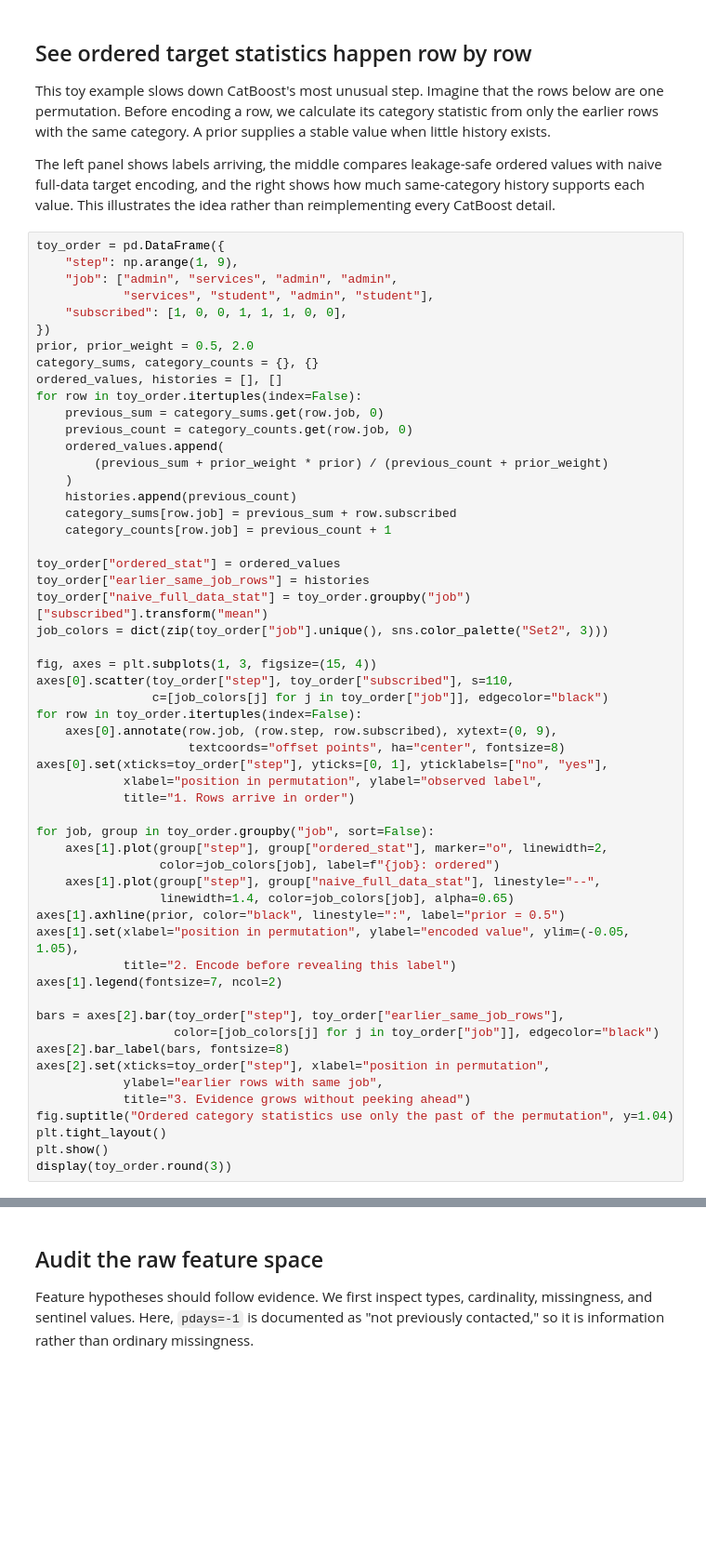
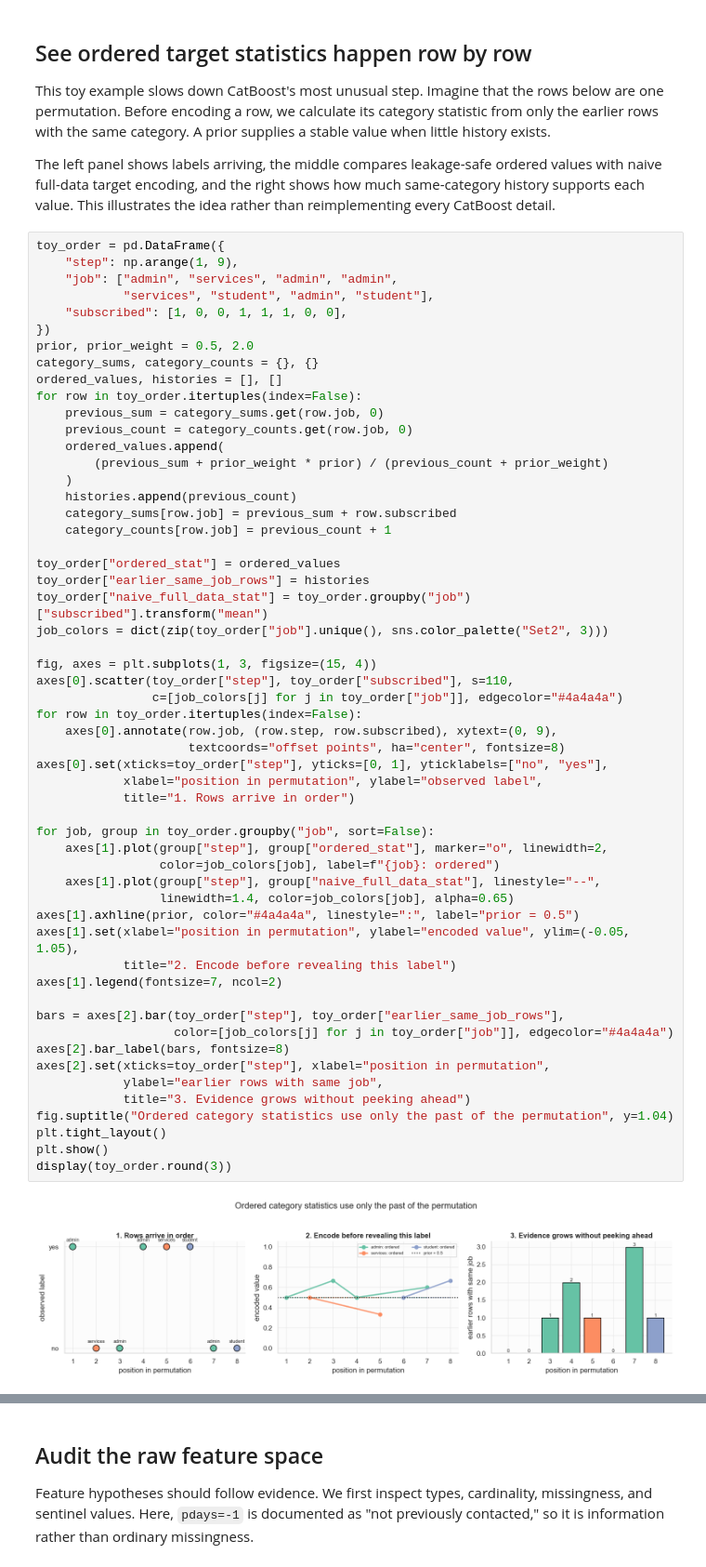
Before and after one commit to SoroushGhaderi/Advanced-Machine-Learning, a Jupyter notebook: notebooks/02_advanced_feature_engineering.ipynb, the cells around one changed output, grey strips where cells are left out. Shown at 93% size. Drawn from its saved outputs; the diff is of its cells as text; blank space fills up the shorter version.

Commit message:
Align notebook plot palettes

```diff
--- a/notebooks/02_advanced_feature_engineering.ipynb
+++ b/notebooks/02_advanced_feature_engineering.ipynb
@@ -332,33 +334,35 @@ toy_order["earlier_same_job_rows"] = histories
 toy_order["naive_full_data_stat"] = toy_order.groupby("job")["subscribed"].transform("mean")
 job_colors = dict(zip(toy_order["job"].unique(), sns.color_palette("Set2", 3)))
 
 fig, axes = plt.subplots(1, 3, figsize=(15, 4))
 axes[0].scatter(toy_order["step"], toy_order["subscribed"], s=110,
-                c=[job_colors[j] for j in toy_order["job"]], edgecolor="black")
+                c=[job_colors[j] for j in toy_order["job"]], edgecolor="#4a4a4a")
 for row in toy_order.itertuples(index=False):
     axes[0].annotate(row.job, (row.step, row.subscribed), xytext=(0, 9),
                      textcoords="offset points", ha="center", fontsize=8)
 axes[0].set(xticks=toy_order["step"], yticks=[0, 1], yticklabels=["no", "yes"],
             xlabel="position in permutation", ylabel="observed label",
             title="1. Rows arrive in order")
 
 for job, group in toy_order.groupby("job", sort=False):
     axes[1].plot(group["step"], group["ordered_stat"], marker="o", linewidth=2,
                  color=job_colors[job], label=f"{job}: ordered")
     axes[1].plot(group["step"], group["naive_full_data_stat"], linestyle="--",
                  linewidth=1.4, color=job_colors[job], alpha=0.65)
-axes[1].axhline(prior, color="black", linestyle=":", label="prior = 0.5")
+axes[1].axhline(prior, color="#4a4a4a", linestyle=":", label="prior = 0.5")
 axes[1].set(xlabel="position in permutation", ylabel="encoded value", ylim=(-0.05, 1.05),
             title="2. Encode before revealing this label")
 axes[1].legend(fontsize=7, ncol=2)
 
 bars = axes[2].bar(toy_order["step"], toy_order["earlier_same_job_rows"],
-                   color=[job_colors[j] for j in toy_order["job"]], edgecolor="black")
+                   color=[job_colors[j] for j in toy_order["job"]], edgecolor="#4a4a4a")
 axes[2].bar_label(bars, fontsize=8)
 axes[2].set(xticks=toy_order["step"], xlabel="position in permutation",
             ylabel="earlier rows with same job",
             title="3. Evidence grows without peeking ahead")
 fig.suptitle("Ordered category statistics use only the past of the permutation", y=1.04)
 plt.tight_layout()
 plt.show()
 display(toy_order.round(3))
+# %% [output]
+[figure, added]
```
Also changed, not shown: parts of 10 cells of this notebook, 10 other files.
